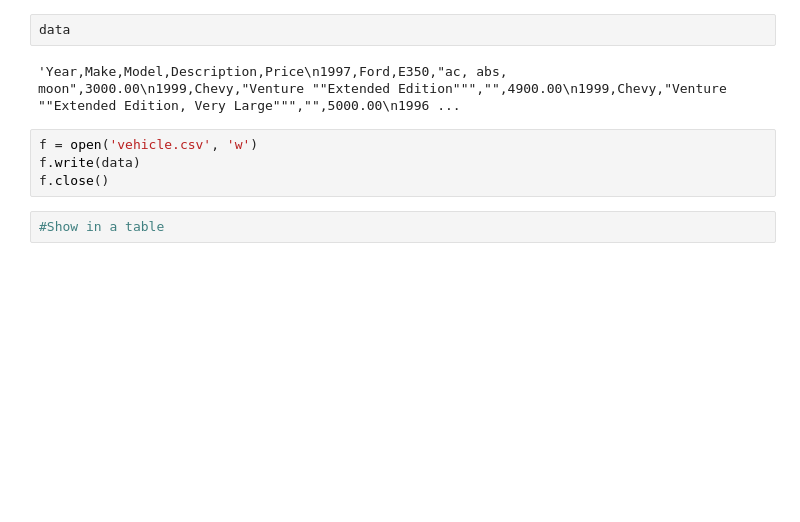
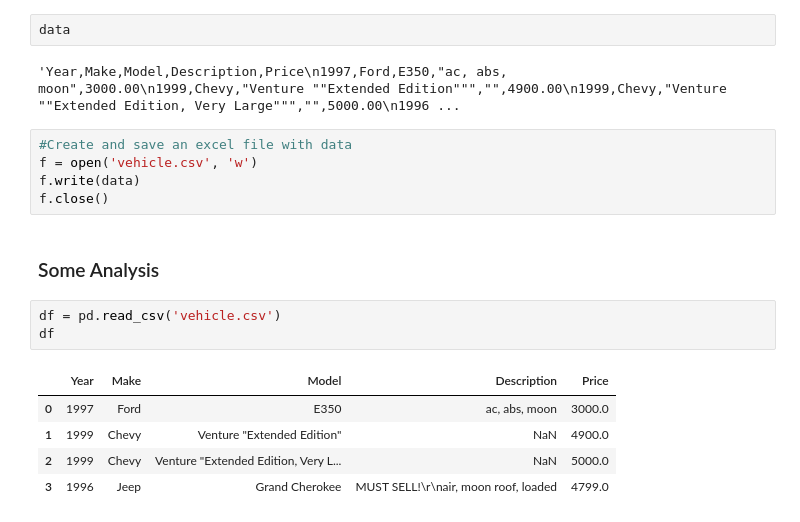
Before and after one commit to Trez-I/st2195_assignment_2, a Jupyter notebook: Assignment_2.ipynb, the cells around one changed output. Drawn from its saved outputs; the diff is of its cells as text; blank space fills up the shorter version.

```diff
--- a/Assignment_2.ipynb
+++ b/Assignment_2.ipynb
@@ -31,8 +37,18 @@ data
 # %% [output]
 'Year,Make,Model,Description,Price\n1997,Ford,E350,"ac, abs, moon",3000.00\n1999,Chevy,"Venture ""Extended Edition""","",4900.00\n1999,Chevy,"Venture ""Extended Edition, Very Large""","",5000.00\n1996 ...
 # %%
+#Create and save an excel file with data
 f = open('vehicle.csv', 'w')
 f.write(data)
 f.close()
+# %% [markdown]
+### Some Analysis
 # %%
-#Show in a table
+df = pd.read_csv('vehicle.csv')
+df
+# %% [output]
+|  | Year | Make | Model | Description | Price |
+| 0 | 1997 | Ford | E350 | ac, abs, moon | 3000.0 |
+| 1 | 1999 | Chevy | Venture "Extended Edition" | NaN | 4900.0 |
+| 2 | 1999 | Chevy | Venture "Extended Edition, Very L... | NaN | 5000.0 |
+| 3 | 1996 | Jeep | Grand Cherokee | MUST SELL!\r\nair, moon roof, loaded | 4799.0 |
```
Also changed, not shown: parts of 7 cells of this notebook, 1 other file.
